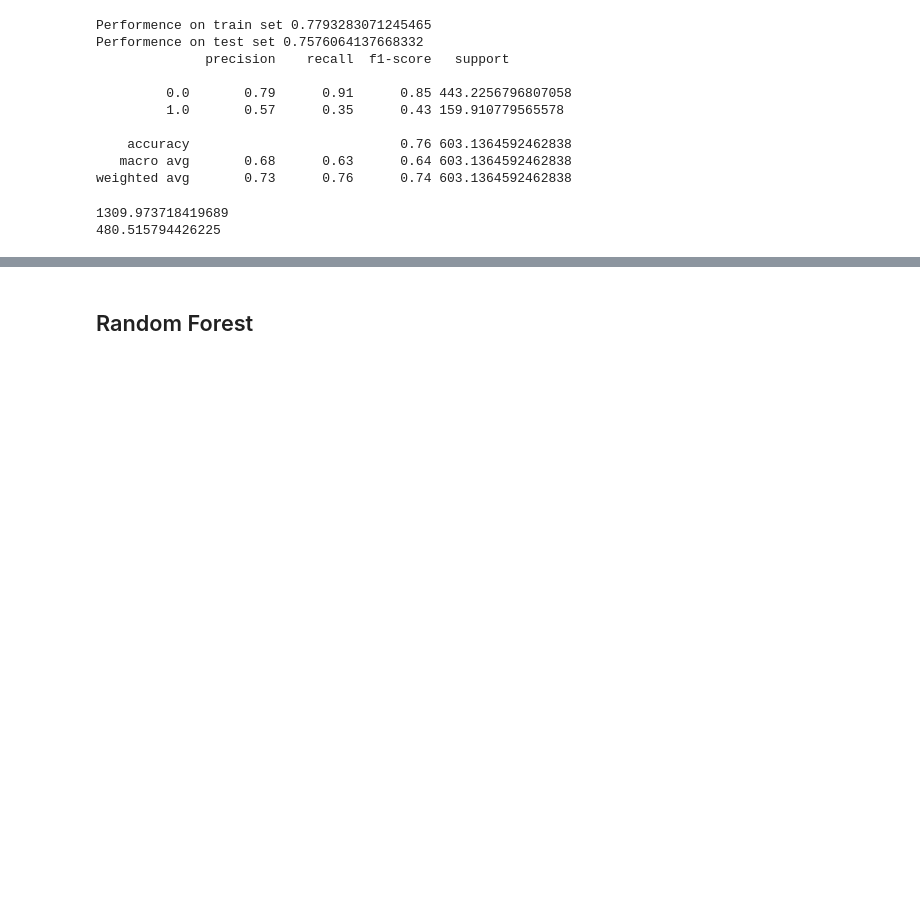
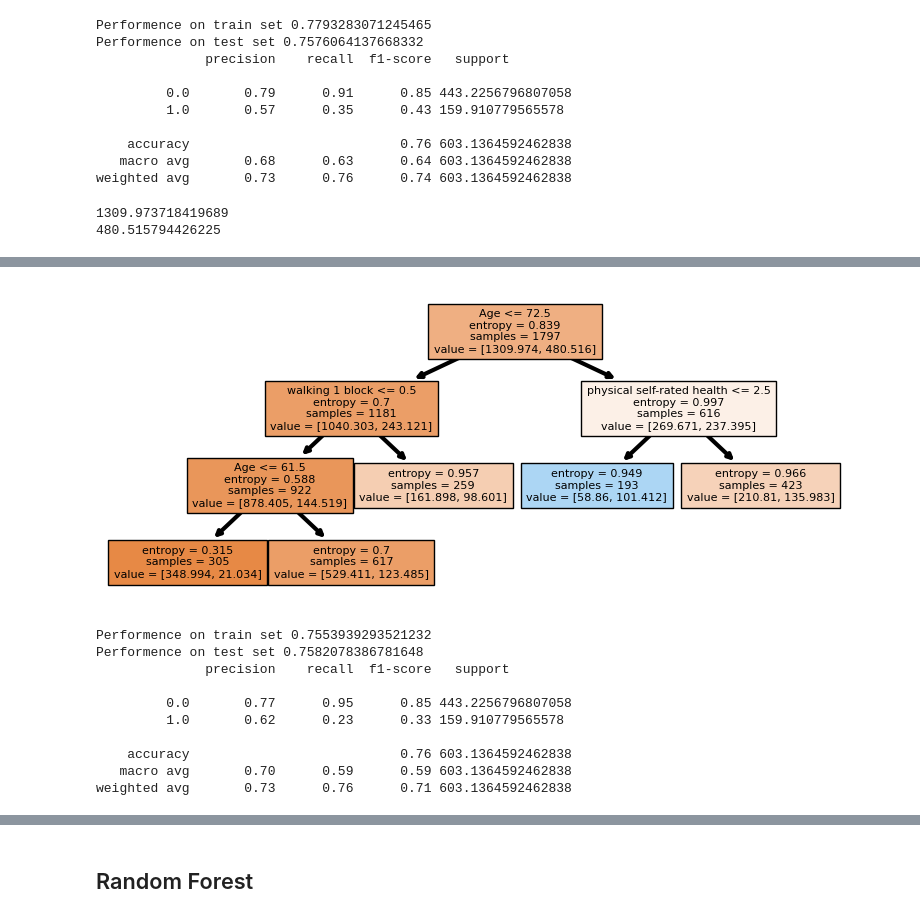
Before and after one commit to yiang-li/Predicting-Mortality-Machine-Learning, a Jupyter notebook: code.ipynb, the cells around one changed output, grey strips where cells are left out. Saved outputs shown, nothing was run; the diff lists cells and outputs as text; code cells hidden in the pictures; blank space fills up the shorter version.

Commit message:
update plot size

```diff
--- a/code.ipynb
+++ b/code.ipynb
@@ -477,19 +477,35 @@ weighted avg       0.73      0.64      0.66 603.1364592462838
 # %%
 DT_clf = tree.DecisionTreeClassifier(random_state=seed, criterion="entropy", max_depth=None,
                                      min_impurity_decrease=0.01)
 DT_clf.fit(X_train.drop(columns='Weight', inplace=False), y_train, sample_weight=X_train['Weight'])
 
-plt.figure(figsize=(12, 12))
-tree.plot_tree(DT_clf, filled=True, feature_names=feature_names)
+plt.figure(figsize=(9.5, 4))
+out = tree.plot_tree(DT_clf, filled=True, feature_names=feature_names, fontsize=8)
+for o in out:
+    arrow = o.arrow_patch
+    if arrow is not None:
+        arrow.set_linewidth(3)
 plt.show()
 
 print("Performence on train set",
       metrics.accuracy_score(DT_clf.predict(X_train.drop(columns='Weight', inplace=False)), y_train,
                              sample_weight=X_train['Weight']))
 y_pred = pd.DataFrame(DT_clf.predict(X_test.drop(columns='Weight', inplace=False)), columns=["deceased"])
 print("Performence on test set", metrics.accuracy_score(y_pred, y_test, sample_weight=X_test['Weight']))
 
 print(metrics.classification_report(y_test, y_pred, sample_weight=X_test['Weight']))
+# %% [output]
+[figure, added]
+Performence on train set 0.7553939293521232
+Performence on test set 0.7582078386781648
+              precision    recall  f1-score   support
+
+         0.0       0.77      0.95      0.85 443.2256796807058
+         1.0       0.62      0.23      0.33 159.910779565578
+
+    accuracy                           0.76 603.1364592462838
+   macro avg       0.70      0.59      0.59 603.1364592462838
+weighted avg       0.73      0.76      0.71 603.1364592462838
 # %%
 DT_clf.feature_importances_
 # %% [output]
```
Also changed, not shown: parts of 8 cells of this notebook, 1 other file.
